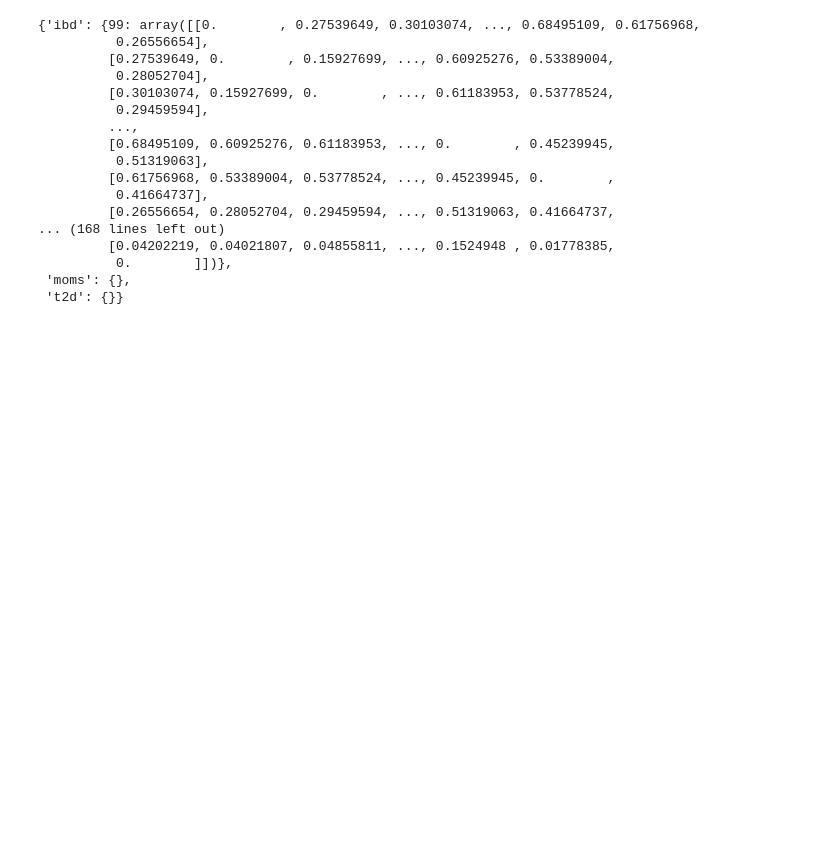
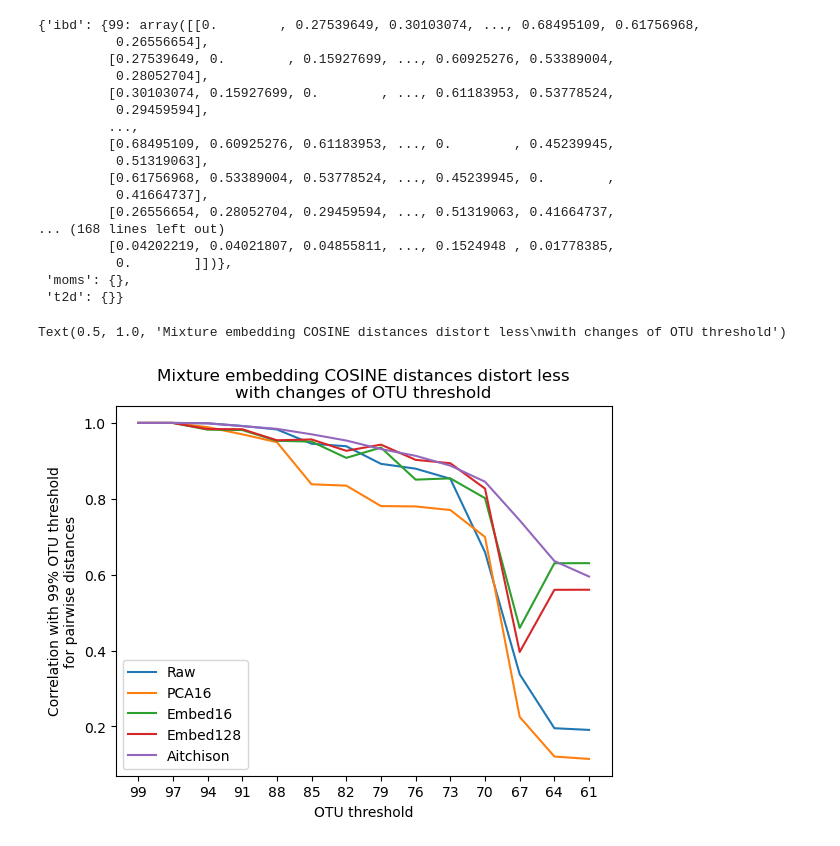
Before and after one commit to pchlenski/mixture, a Jupyter notebook: 01_cluster_fidelity.ipynb, the cells around one changed output. Drawn from its saved outputs; the diff is of its cells as text; code cells hidden in the pictures; blank space fills up the shorter version.

```diff
--- a/01_cluster_fidelity.ipynb
+++ b/01_cluster_fidelity.ipynb
@@ -31,9 +29,9 @@ embeddings = pd.read_csv(
 embeddings = embeddings.set_index(embeddings.columns[0])
 
 # Now populate the data dict
-for name in ["ibd", "moms", "t2d"]:
+# for name in ["ibd", "moms", "t2d"]:
 # for name in ["t2d"]:
-# for name in ["ibd"]:
+for name in ["ibd"]:
     for cutoff in CUTOFFS:
         df = pd.read_csv(
             f"/home/phil/phylosig/ihmp/clustered/{name}/otus_{cutoff}.csv",
@@ -54,8 +52,8 @@ for name in ["ibd", "moms", "t2d"]:
 
             mixture_embeddings = np.zeros((df.shape[0], dim))
             for i, sample in tqdm(
-                enumerate(df.index[:N_SAMPLES]),
-                total=np.min(df.shape[0], N_SAMPLES)
+                enumerate(df.index),
+                total=df.shape[0]
             ):
                 mixture_embeddings[i] = fmean.fit(
                     embed,
@@ -65,6 +63,9 @@ for name in ["ibd", "moms", "t2d"]:
             embedded_data[name][cutoff] = mixture_embeddings
         else:
             embedded_data[name][cutoff] = df @ embed
+# %%
+# embedded_data_16 = embedded_data.copy()
+embedded_data_128 = embedded_data.copy()
 # %%
 # Plot data with PCA in 2-d
 
@@ -165,7 +166,8 @@ def aitchison(x, y):
     else:
         return np.linalg.norm(clr(x) - clr(y), axis=1)
 
-for name in ["ibd", "moms", "t2d"]:
+# for name in ["ibd", "moms", "t2d"]:
+for name in ["ibd"]:
 # for name in ["moms"]:
 # for name in ["t2d"]:
     pca_dists[name] = {x: {} for x in CUTOFFS}
@@ -325,0 +375,18 @@ dists
+# %%
+for dists, name in zip(
+    [dists_raw, dists_pca16, dists_embed16, dists_embed128, dists_aitchison],
+    ["Raw", "PCA16", "Embed16", "Embed128", "Aitchison"]
+):
+    corrs = [
+        np.corrcoef(dists[0].flatten(), mat.flatten())[0,1]
+        for mat in dists
+    ]
+    plt.plot(corrs, label=name)
+plt.legend()
+plt.xticks(range(len(CUTOFFS)), CUTOFFS)
+plt.xlabel("OTU threshold")
+plt.ylabel("Correlation with 99% OTU threshold\nfor pairwise distances")
+plt.title("Mixture embedding COSINE distances distort less\nwith changes of OTU threshold")
+# %% [output]
+Text(0.5, 1.0, 'Mixture embedding COSINE distances distort less\nwith changes of OTU threshold')
+[figure, added]
```
Also changed, not shown: parts of 6 cells of this notebook, 1 other file.
